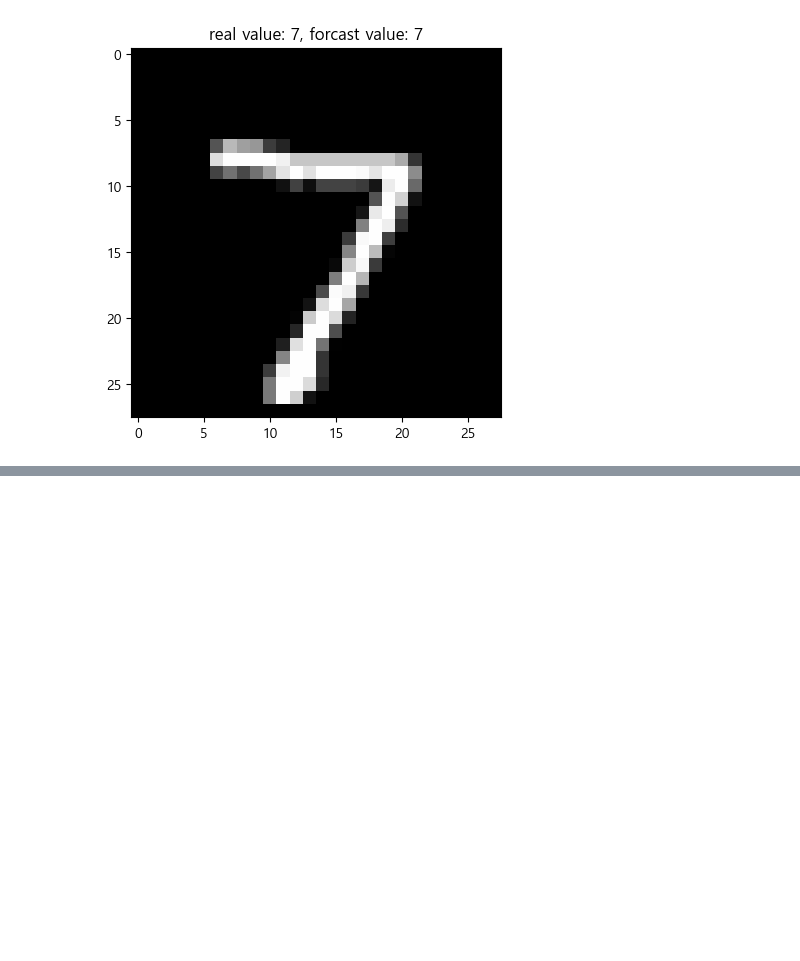
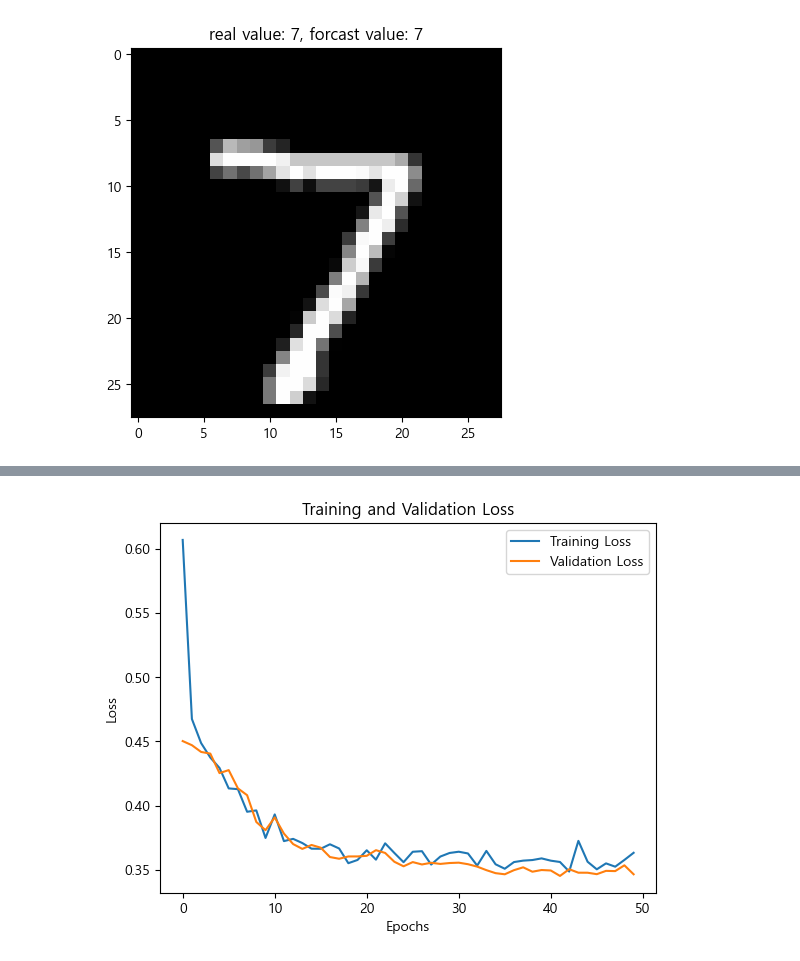
Before and after one commit to PlaidMoon99/AI_project, a Jupyter notebook: DL.ipynb, the cells around one changed output, grey strips where cells are left out. Drawn from its saved outputs; the diff is of its cells as text; code cells hidden in the pictures; blank space fills up the shorter version.

Commit message:
DL - RNN, LSTM

```diff
--- a/DL.ipynb
+++ b/DL.ipynb
@@ -306,0 +443,5 @@ plt.show()
+# %%
+# 시계열 데이터 생성
+X_train, y_train = create_sequences(train_scaled, seq_length)
+X_test, y_test = create_sequences(test_scaled, seq_length)
+X_train.shape
@@ -306,0 +450,14 @@ plt.show()
+# %%
+# LSTM 모델 정의
+model = Sequential()
+model.add(LSTM(64, activation='tanh', return_sequences=True, input_shape=(seq_length, X_train.shape[2])))
+model.add(Dropout(0.2))
+model.add(LSTM(32, activation='tanh'))
+model.add(Dropout(0.2))
+model.add(Dense(1))
+# %%
+# 모델 컴파일
+model.compile(optimizer='adam', loss='mean_squared_error')
+# %%
+# 모델 학습 및 history 저장
+history = model.fit(X_train, y_train, epochs=50, batch_size=16, validation_data=(X_test, y_test), verbose=2, shuffle=False)
@@ -306,0 +482,11 @@ plt.show()
+# %%
+# 학습 과정 시각화
+plt.plot(history.history['loss'], label='Training Loss')
+plt.plot(history.history['val_loss'], label='Validation Loss')
+plt.title('Training and Validation Loss')
+plt.xlabel('Epochs')
+plt.ylabel('Loss')
+plt.legend()
+plt.show()
+# %% [output]
+[figure, added]
```
Also changed, not shown: parts of 44 cells of this notebook, 1 other file.
